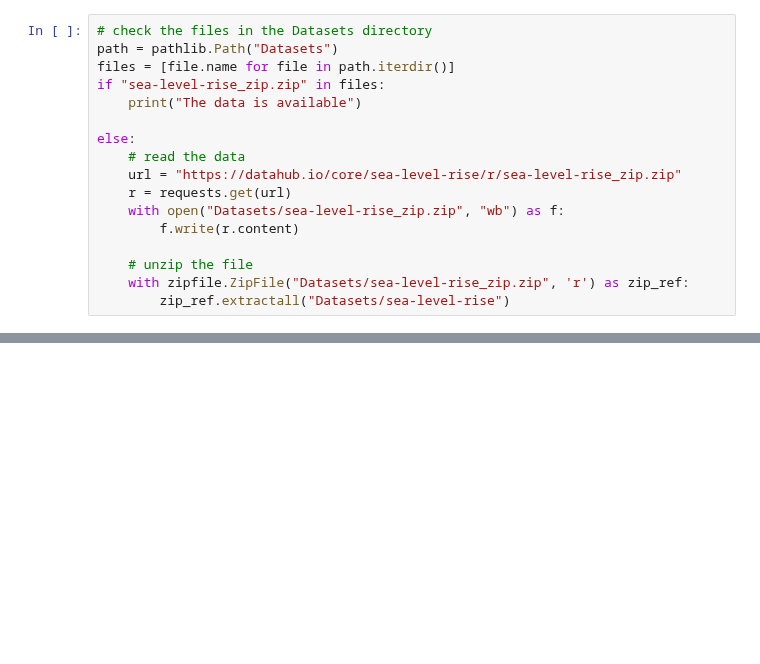
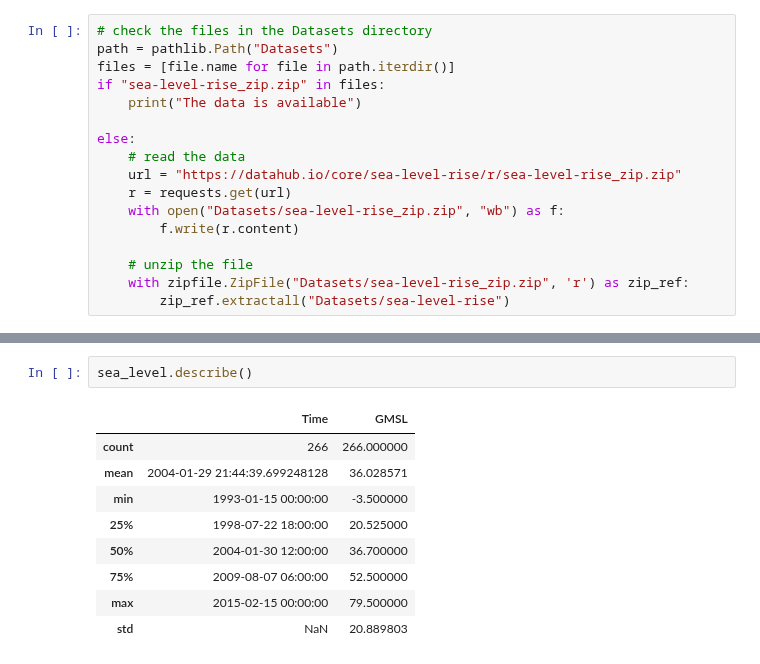
Before and after one commit to dilancroos/ice_extent, a Jupyter notebook: sea_ice.ipynb, the cells around one changed output, grey strips where cells are left out. Cells and saved outputs as stored; diff of their text form; blank space fills up the shorter version.

```diff
--- a/sea_ice.ipynb
+++ b/sea_ice.ipynb
@@ -425,0 +466,12 @@ else:
+# %%
+sea_level.describe()
+# %% [output]
+|  | Time | GMSL |
+| count | 266 | 266.000000 |
+| mean | 2004-01-29 21:44:39.699248128 | 36.028571 |
+| min | 1993-01-15 00:00:00 | -3.500000 |
+| 25% | 1998-07-22 18:00:00 | 20.525000 |
+| 50% | 2004-01-30 12:00:00 | 36.700000 |
+| 75% | 2009-08-07 06:00:00 | 52.500000 |
+| max | 2015-02-15 00:00:00 | 79.500000 |
+| std | NaN | 20.889803 |
```
Also changed, not shown: parts of 10 cells of this notebook.
